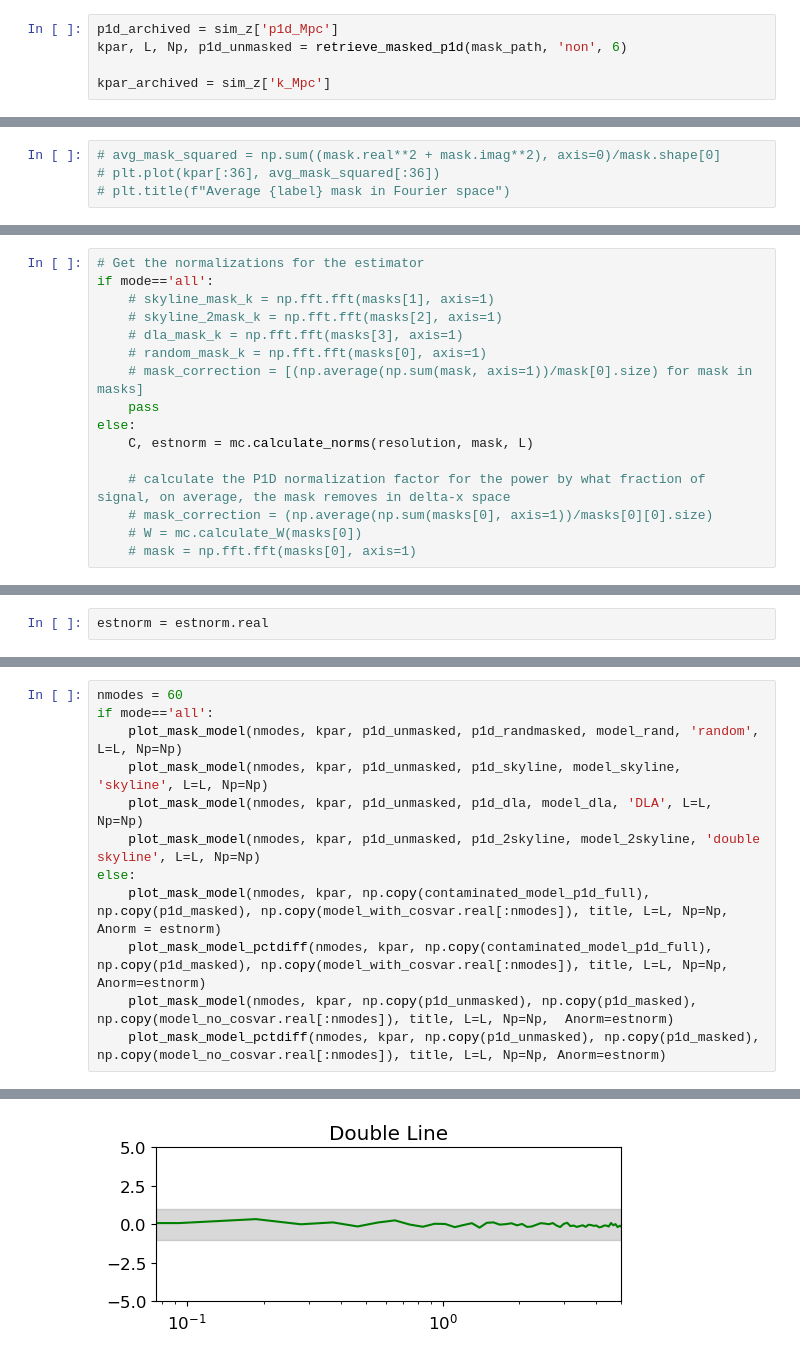
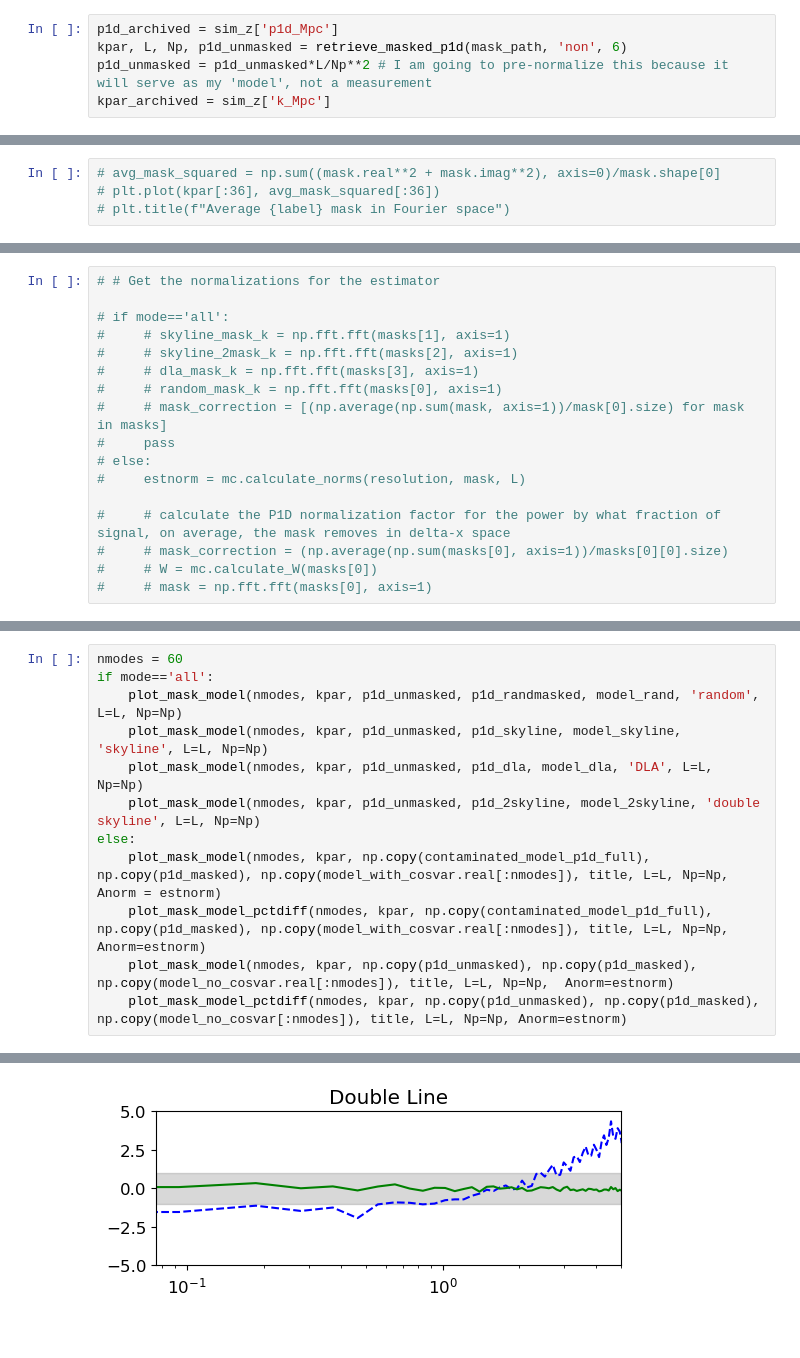
Before and after one commit to marlena6/p1d-px-fft-weight, a Jupyter notebook: notebooks/p1d_mask_hydrosim.ipynb, the cells around one changed output, grey strips where cells are left out. Drawn from its saved outputs; the diff is of its cells as text.

Commit message:
consolidated normalization

```diff
--- a/notebooks/p1d_mask_hydrosim.ipynb
+++ b/notebooks/p1d_mask_hydrosim.ipynb
@@ -72,7 +72,7 @@ mask_path = "/data/desi/scratch/mlokken/masking_silicon_spike/"
 # %%
 p1d_archived = sim_z['p1d_Mpc']
 kpar, L, Np, p1d_unmasked = retrieve_masked_p1d(mask_path, 'non', 6)
-
+p1d_unmasked = p1d_unmasked*L/Np**2 # I am going to pre-normalize this because it will serve as my 'model', not a measurement
 kpar_archived = sim_z['k_Mpc']
 # %% [output]
 /data/desi/scratch/mlokken/masking_silicon_spike/skewers_6_psim_plus_ax1non_mask_p1d.npz
@@ -338,17 +346,18 @@ resolution = np.ones(mask.shape[1])
 # %%
-# Get the normalizations for the estimator
-if mode=='all':
-    # skyline_mask_k = np.fft.fft(masks[1], axis=1)
-    # skyline_2mask_k = np.fft.fft(masks[2], axis=1)
-    # dla_mask_k = np.fft.fft(masks[3], axis=1)
-    # random_mask_k = np.fft.fft(masks[0], axis=1)
-    # mask_correction = [(np.average(np.sum(mask, axis=1))/mask[0].size) for mask in masks]
-    pass
-else:
-    C, estnorm = mc.calculate_norms(resolution, mask, L)
+# # Get the normalizations for the estimator
 
-    # calculate the P1D normalization factor for the power by what fraction of signal, on average, the mask removes in delta-x space
-    # mask_correction = (np.average(np.sum(masks[0], axis=1))/masks[0][0].size)
-    # W = mc.calculate_W(masks[0])
-    # mask = np.fft.fft(masks[0], axis=1)
+# if mode=='all':
+#     # skyline_mask_k = np.fft.fft(masks[1], axis=1)
+#     # skyline_2mask_k = np.fft.fft(masks[2], axis=1)
+#     # dla_mask_k = np.fft.fft(masks[3], axis=1)
+#     # random_mask_k = np.fft.fft(masks[0], axis=1)
+#     # mask_correction = [(np.average(np.sum(mask, axis=1))/mask[0].size) for mask in masks]
+#     pass
+# else:
+#     estnorm = mc.calculate_norms(resolution, mask, L)
+
+#     # calculate the P1D normalization factor for the power by what fraction of signal, on average, the mask removes in delta-x space
+#     # mask_correction = (np.average(np.sum(masks[0], axis=1))/masks[0][0].size)
+#     # W = mc.calculate_W(masks[0])
+#     # mask = np.fft.fft(masks[0], axis=1)
 # %%
@@ -373,2 +376,0 @@ array([0.54902764+0.j, 0.54315474+0.j, 0.45912313+0.j, ...,
-# %%
-estnorm = estnorm.real
@@ -383,7 +390,7 @@ else:
     plot_mask_model(nmodes, kpar, np.copy(contaminated_model_p1d_full), np.copy(p1d_masked), np.copy(model_with_cosvar.real[:nmodes]), title, L=L, Np=Np, Anorm = estnorm)
     plot_mask_model_pctdiff(nmodes, kpar, np.copy(contaminated_model_p1d_full), np.copy(p1d_masked), np.copy(model_with_cosvar.real[:nmodes]), title, L=L, Np=Np, Anorm=estnorm)
     plot_mask_model(nmodes, kpar, np.copy(p1d_unmasked), np.copy(p1d_masked), np.copy(model_no_cosvar.real[:nmodes]), title, L=L, Np=Np,  Anorm=estnorm)
-    plot_mask_model_pctdiff(nmodes, kpar, np.copy(p1d_unmasked), np.copy(p1d_masked), np.copy(model_no_cosvar.real[:nmodes]), title, L=L, Np=Np, Anorm=estnorm)
+    plot_mask_model_pctdiff(nmodes, kpar, np.copy(p1d_unmasked), np.copy(p1d_masked), np.copy(model_no_cosvar[:nmodes]), title, L=L, Np=Np, Anorm=estnorm)
 # %% [output]
 [figure]
 <Figure size 640x480 with 0 Axes>
@@ -393,3 +400,3 @@ else:
 <Figure size 640x480 with 0 Axes>
-[figure, old version]
+[figure, new version]
 <Figure size 640x480 with 0 Axes>
```
Also changed, not shown: parts of 8 cells of this notebook, 1 other file.
